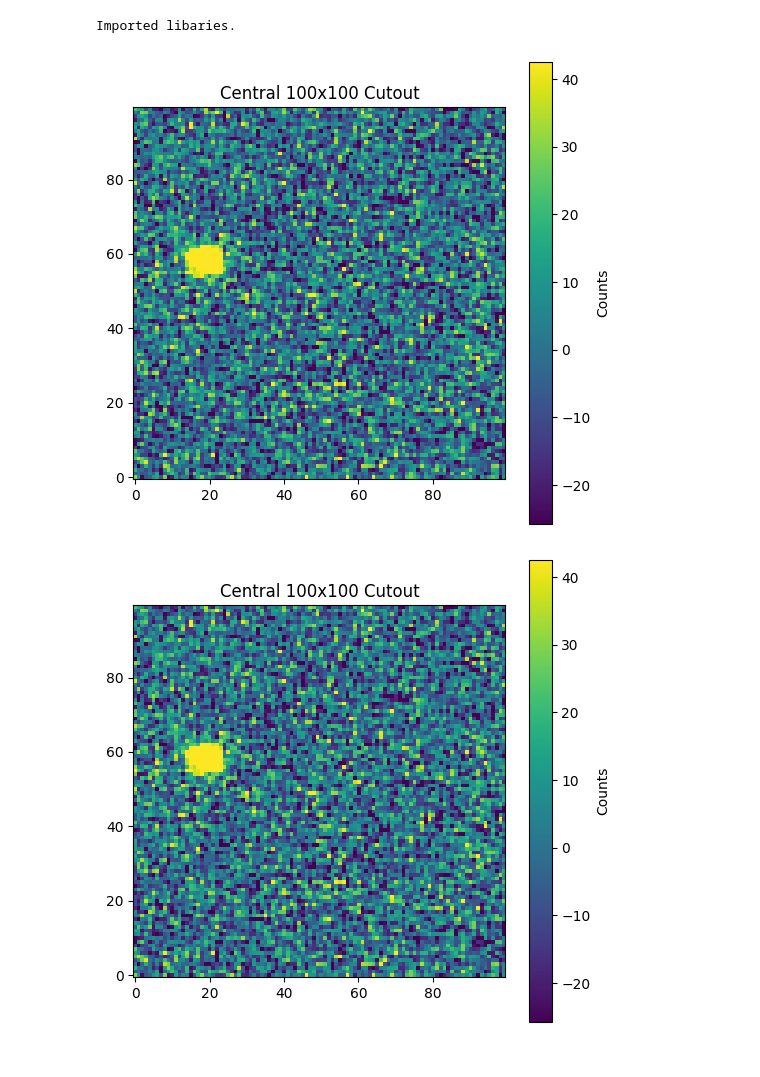
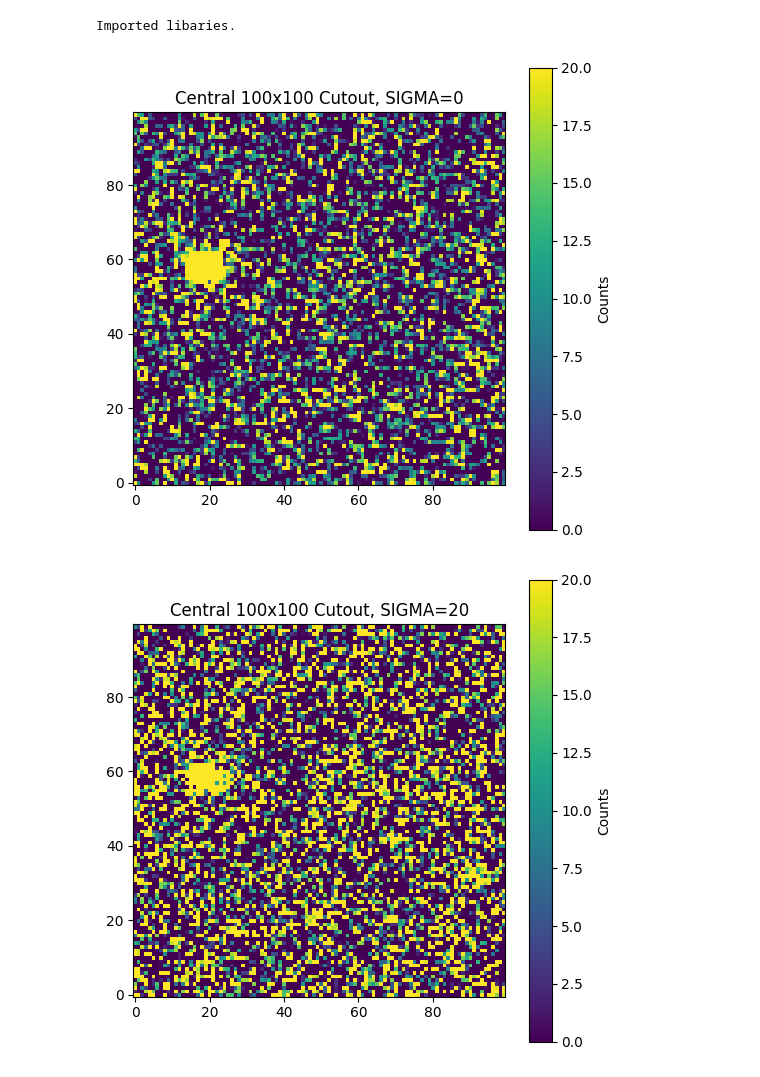
Before and after one commit to JoaoDPassos/brown-dwarf-search, a Jupyter notebook: Jupyter Notebooks/hpms_search/image_white_noise.ipynb, the cells around one changed output. Cells and saved outputs as stored; diff of their text form; code cells hidden in the pictures.

Commit message:
further developed code for repeated kbmod runs w/ diff sigmas

```diff
--- a/Jupyter Notebooks/hpms_search/image_white_noise.ipynb
+++ b/Jupyter Notebooks/hpms_search/image_white_noise.ipynb
@@ -73,7 +76,7 @@ add_white_noise(input_dir=input_dir, sigma=sigma, output_dir=output_dir)
 import matplotlib.pyplot as plt
 from astropy.io import fits
 
-def plot_science_cutout(fits_path, vmin=0, vmax=100000, cutout_size=100, cmap="viridis"):
+def plot_science_cutout(fits_path, vmin=0, vmax=100000, sigma=0, cutout_size=100, cmap="viridis"):
     """
     Plot a central cutout from the SCIENCE data (HDU 1) of a FITS file.
 
@@ -97,16 +100,18 @@ def plot_science_cutout(fits_path, vmin=0, vmax=100000, cutout_size=100, cmap="v
 
     plt.figure(figsize=(6, 6))
     vmin, vmax = np.percentile(cutout, [5, 99])  # auto-contrast
-    plt.imshow(cutout, origin="lower", cmap=cmap, vmin=vmin, vmax=vmax)
+    plt.imshow(cutout, origin="lower", cmap=cmap, vmin=0, vmax=20)
     plt.colorbar(label="Counts")
-    plt.title(f"Central {cutout_size}x{cutout_size} Cutout")
+    plt.title(f"Central {cutout_size}x{cutout_size} Cutout, SIGMA={sigma}")
     plt.show()
 # %%
 unchanged_img_path = Path("kbmod/kbmod_fits_examples/i_band/rings.v3.skycell.2327.023.wrp.i.56793_43183.combined.fits")
-changed_img_path = Path("./i_band_100_sig//rings.v3.skycell.2327.023.wrp.i.56793_43183.combined.fits")
+changed_20_img_path = Path("./i_band_20_sig//rings.v3.skycell.2327.023.wrp.i.56793_43183.combined.fits")
+changed_50_img_path = Path("./i_band_50_sig//rings.v3.skycell.2327.023.wrp.i.56793_43183.combined.fits")
 
-plot_science_cutout(unchanged_img_path, vmax=20)
-plot_science_cutout(changed_img_path, vmin=0, vmax=20)
+plot_science_cutout(unchanged_img_path, vmin = 0, vmax=20, sigma=0)
+plot_science_cutout(changed_20_img_path, vmin = 0, vmax=20, sigma=20)
+plot_science_cutout(changed_50_img_path, vmin = 0, vmax=20, sigma=50)
 # %% [output]
-[figure, old version]
+[figure, new version]
-[figure, old version]
+[figure, new version]
```
Also changed, not shown: parts of 3 cells of this notebook, 1 other file.
